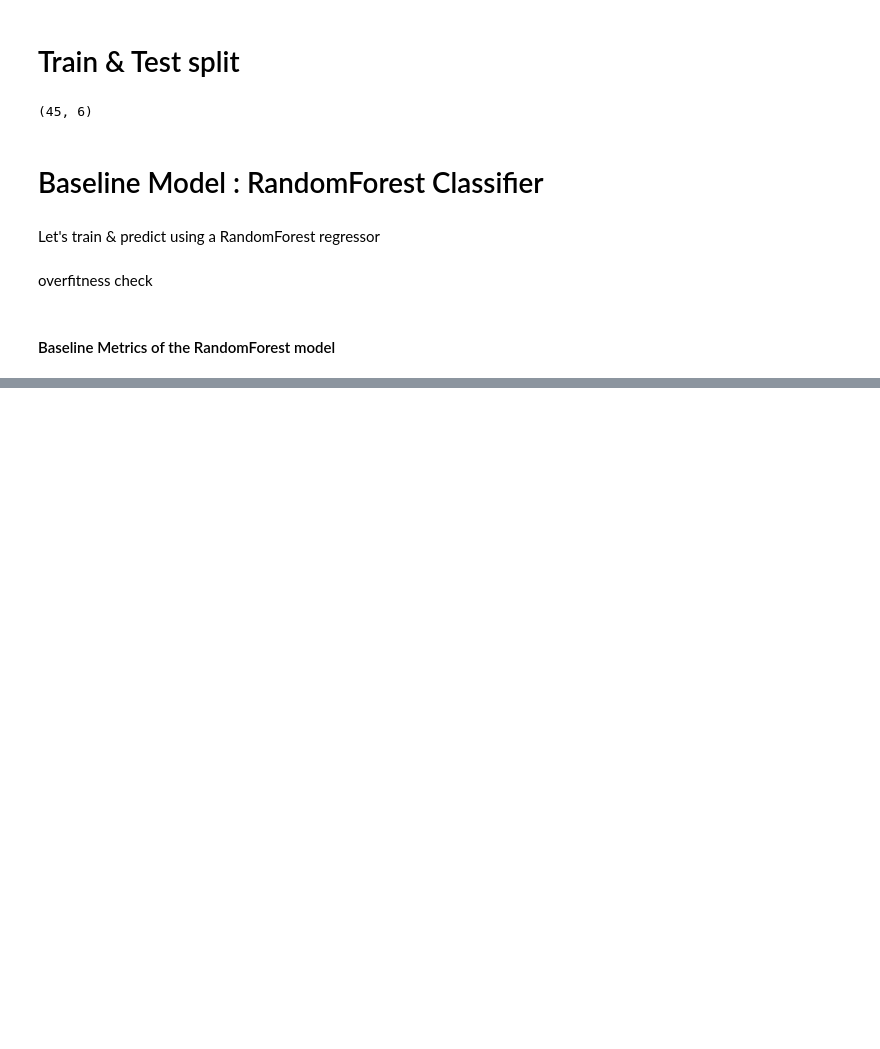
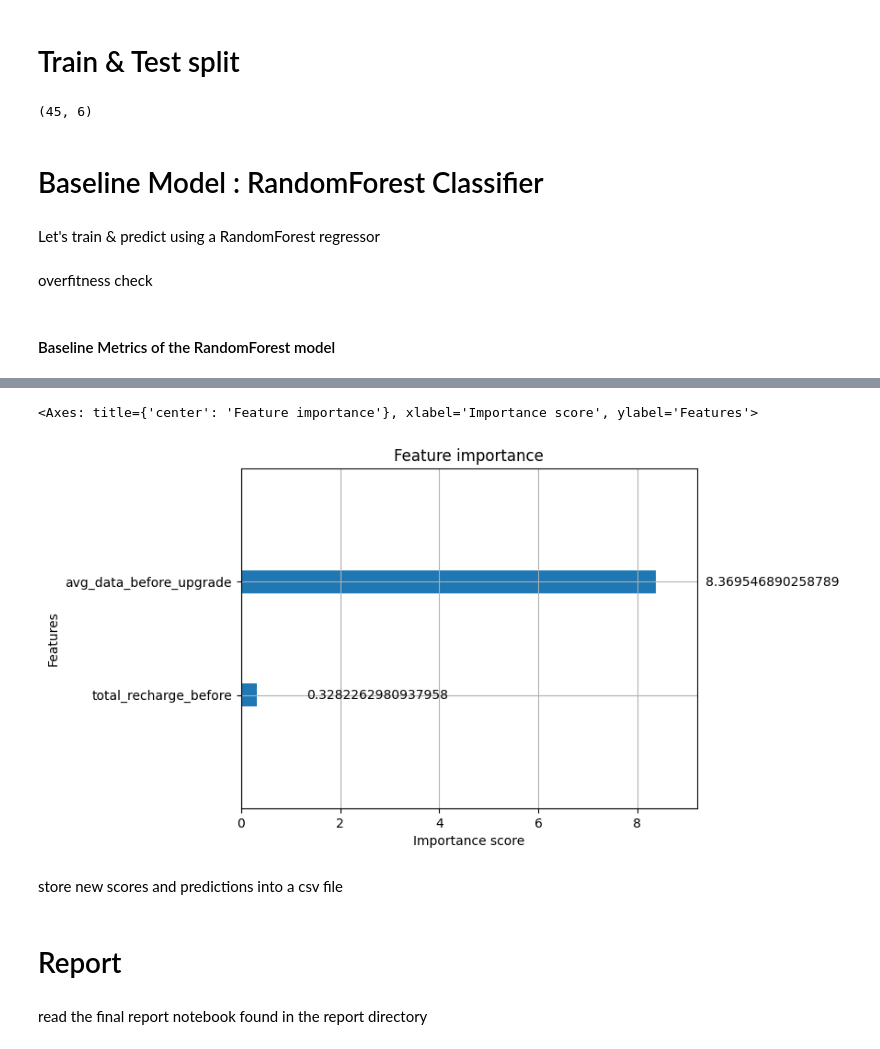
Before and after one commit to Badzoneyv4n/MTN_Data_Up-sell_Project, a Jupyter notebook: notebooks/3_modeling.ipynb, the cells around one changed output, grey strips where cells are left out. Cells and saved outputs as stored; diff of their text form; code cells hidden in the pictures; blank space fills up the shorter version.

```diff
--- a/notebooks/3_modeling.ipynb
+++ b/notebooks/3_modeling.ipynb
@@ -161,0 +162,28 @@ AUC-ROC: 1.0000
+# %%
+xgb_class = XGBClassifier(
+    n_estimators=500,
+    max_depth=4,
+    learning_rate=0.3,
+    random_state=42
+)
+
+xgb_class.fit(X_train, y_train)
+
+y_pred_xgb = xgb_class.predict(X_test)
+y_scores_xgb = xgb_class.predict_proba(X_test)[:, 1]
+
+y_train_pred_xgb = xgb_class.predict(X_train)
+y_train_score_xgb = xgb_class.predict_proba(X_train)[:, 1]
+
+print('************************Test metrics***********************')
+display_metrics(y_true=y_test, y_pred=y_pred_xgb, y_scores=y_scores_xgb)
+
+print('************************Train metrics***********************')
+display_metrics(y_true=y_train, y_pred=y_train_pred_xgb, y_scores=y_train_score_xgb)
+
+print('************************Feature importance***********************')
+importances_xgb = xgb_class.feature_importances_
+feature_names_xgb = X.columns
+feature_importance_df_xgb = pd.DataFrame({'Feature': feature_names_xgb, 'Importance': importances_xgb})
+feature_importance_df_xgb = feature_importance_df_xgb.sort_values(by='Importance', ascending=False)
+feature_importance_df_xgb
@@ -161,0 +207,7 @@ AUC-ROC: 1.0000
+# %%
+xgb.plot_importance(importance_type='gain', booster=xgb_class)
+# %% [output]
+<Axes: title={'center': 'Feature importance'}, xlabel='Importance score', ylabel='Features'>
+[figure, added]
+# %% [markdown]
+store new scores and predictions into a csv file
@@ -161,0 +223,4 @@ AUC-ROC: 1.0000
+# %% [markdown]
+# Report
+# %% [markdown]
+read the final report notebook found in the report directory
```
Also changed, not shown: parts of 6 cells of this notebook, 7 other files.
